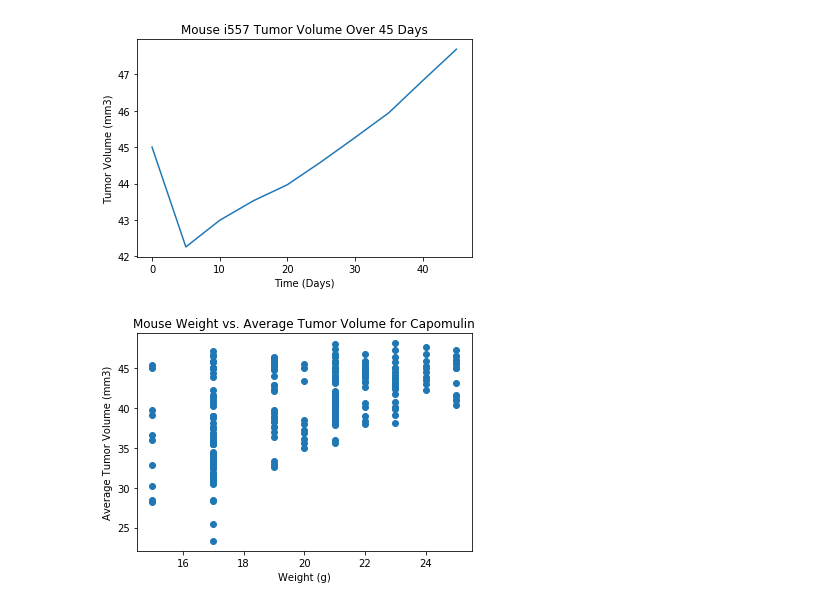
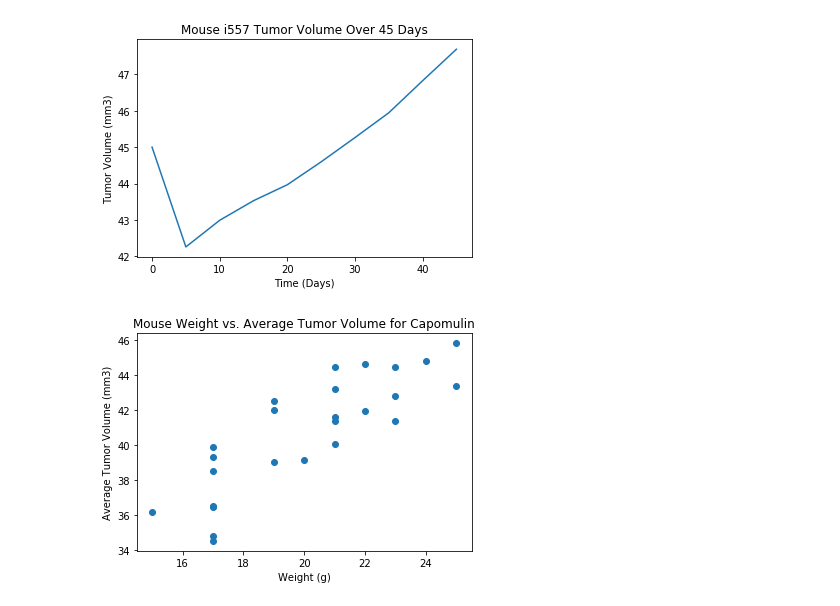
Before and after one commit to brooketantillo/matplotlib-challenge, a Jupyter notebook: pymaceuticals_starter - edited.ipynb, the cells around one changed output. Saved outputs shown, nothing was run; the diff lists cells and outputs as text; code cells hidden in the pictures.

```diff
--- a/pymaceuticals_starter - edited.ipynb
+++ b/pymaceuticals_starter - edited.ipynb
@@ -268,13 +277,13 @@ plt.show
 [figure]
 # %%
 # Generate a scatter plot of mouse weight versus average tumor volume for the Capomulin regimen
-cap_weight_tumor = combined_data_df.loc[combined_data_df['Drug Regimen'].isin(['Capomulin'])]
-cap_weight_tumor
+capomulin_mean = capomulin_mouse.groupby('Mouse ID').mean()
+capomulin_mean
 
-plt.scatter(cap_weight_tumor['Weight (g)'], cap_weight_tumor['Tumor Volume (mm3)'])
+plt.scatter(capomulin_mean['Weight (g)'], capomulin_mean['Tumor Volume (mm3)'])
 plt.xlabel("Weight (g)")
 plt.ylabel('Average Tumor Volume (mm3)')
 plt.title('Mouse Weight vs. Average Tumor Volume for Capomulin')
 plt.show()
 # %% [output]
-[figure, old version]
+[figure, new version]
```
Also changed, not shown: parts of 5 cells of this notebook, 1 other file.
